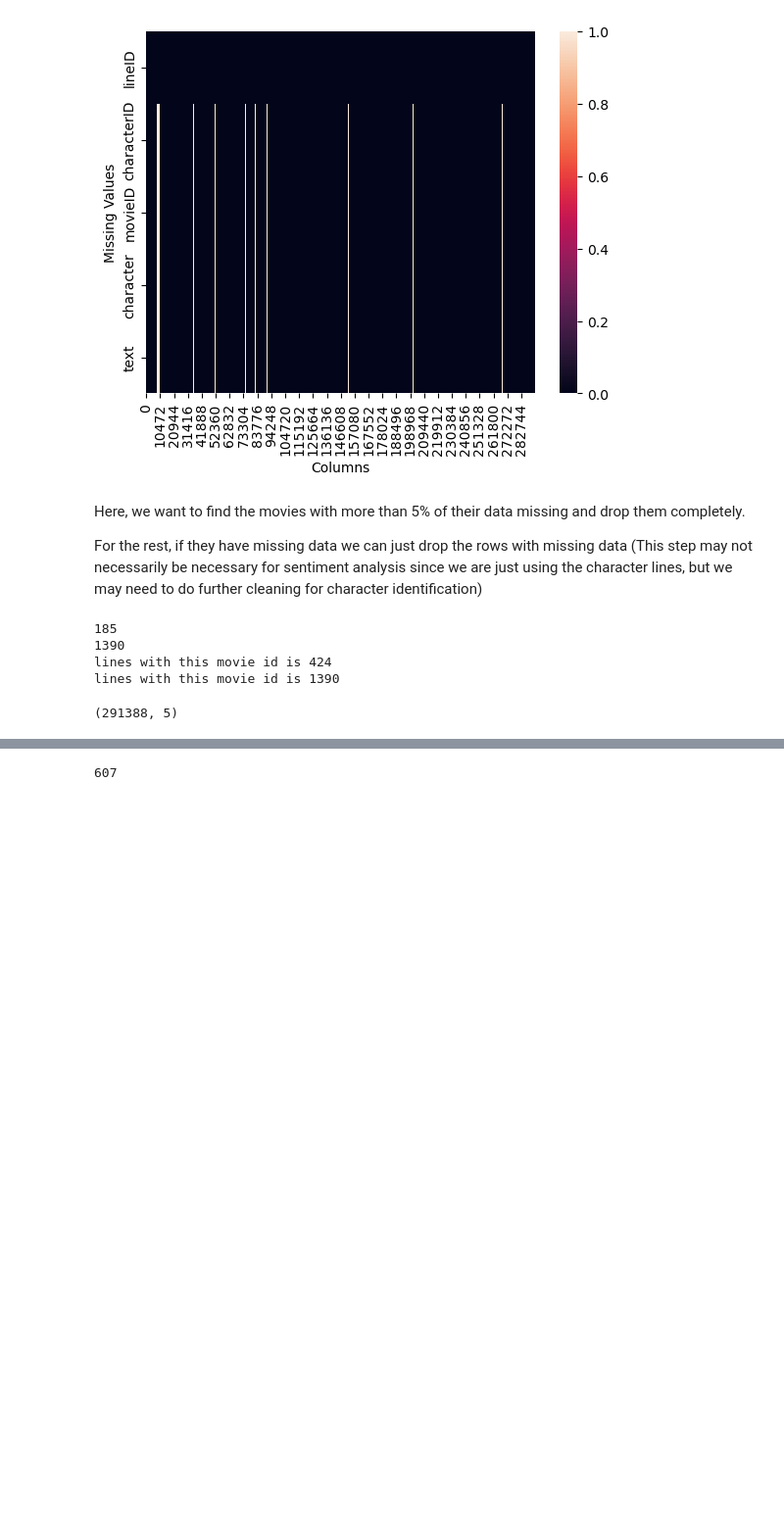
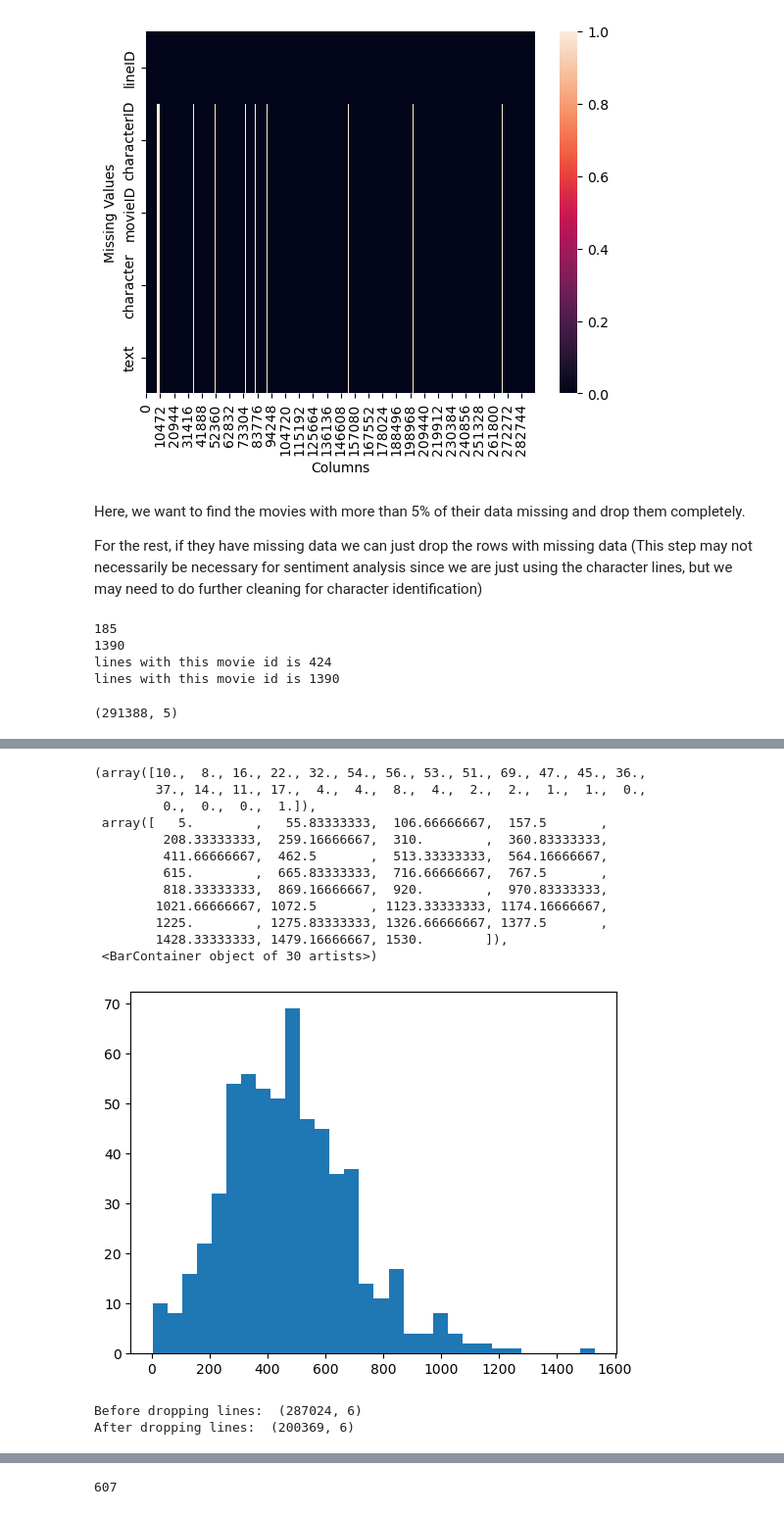
Before and after one commit to naomivgong/Movie_Character_Project, a Jupyter notebook: sentiment_analysis/data_exploration.ipynb, the cells around one changed output, grey strips where cells are left out. Shown at 98% size. Cells and saved outputs as stored; diff of their text form; code cells hidden in the pictures; blank space fills up the shorter version.

```diff
--- a/sentiment_analysis/data_exploration.ipynb
+++ b/sentiment_analysis/data_exploration.ipynb
@@ -55,0 +68,4 @@ lines_df.dropna(inplace=True)
+# %%
+movie_id_counts = lines_df["movieID"].value_counts()
+ids = movie_id_counts.index.tolist()
+counts = movie_id_counts.values
@@ -55,0 +112,34 @@ lines_df.dropna(inplace=True)
+# %%
+import matplotlib.pyplot as plt
+fig, ax = plt.subplots()
+ax.hist(counts, bins = 30)
+# %% [output]
+(array([10.,  8., 16., 22., 32., 54., 56., 53., 51., 69., 47., 45., 36.,
+        37., 14., 11., 17.,  4.,  4.,  8.,  4.,  2.,  2.,  1.,  1.,  0.,
+         0.,  0.,  0.,  1.]),
+ array([   5.        ,   55.83333333,  106.66666667,  157.5       ,
+         208.33333333,  259.16666667,  310.        ,  360.83333333,
+         411.66666667,  462.5       ,  513.33333333,  564.16666667,
+         615.        ,  665.83333333,  716.66666667,  767.5       ,
+         818.33333333,  869.16666667,  920.        ,  970.83333333,
+        1021.66666667, 1072.5       , 1123.33333333, 1174.16666667,
+        1225.        , 1275.83333333, 1326.66666667, 1377.5       ,
+        1428.33333333, 1479.16666667, 1530.        ]),
+ <BarContainer object of 30 artists>)
+[figure, added]
+# %%
+#find how many are less than 400 --
+#reset as dataframe
+movie_id_count_df = movie_id_counts.reset_index()
+movie_id_count_df.columns = ["movieID", "count"]
+
+#merge movie_id_count_df with the lines df
+lines_df = pd.merge(lines_df, movie_id_count_df, on="movieID")
+print("Before dropping lines: ", lines_df.shape)
+
+#now drop all that have less than 450 lines
+lines_df = lines_df[lines_df["count"] > 450]
+print("After dropping lines: ", lines_df.shape)
+# %% [output]
+Before dropping lines:  (287024, 6)
+After dropping lines:  (200369, 6)
```
Also changed, not shown: parts of 10 cells of this notebook, 3 other files.
